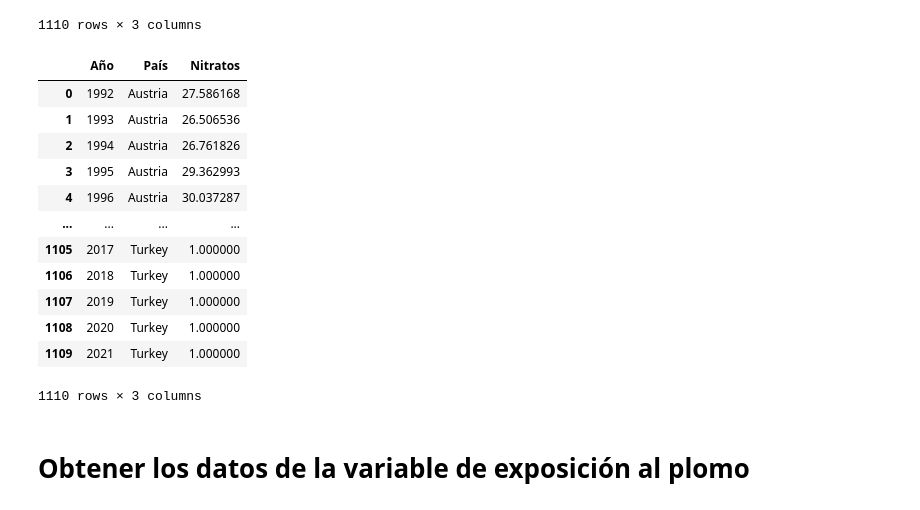
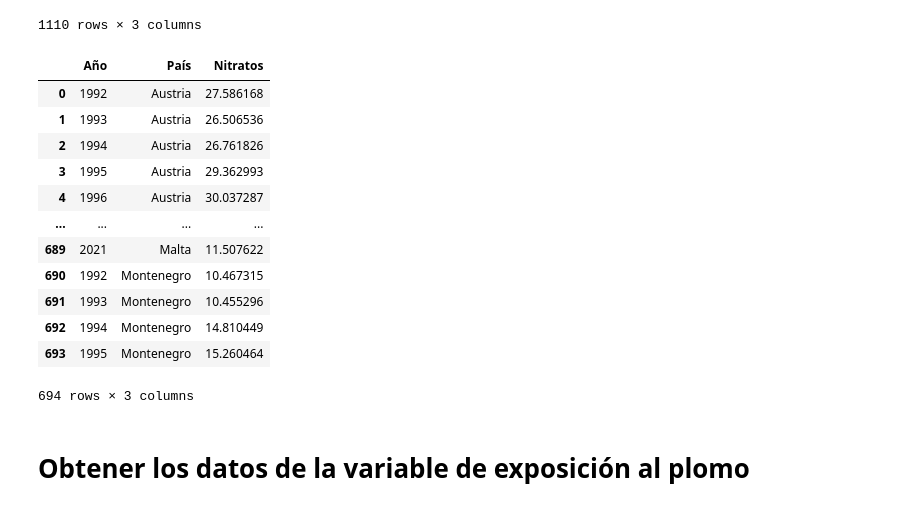
Before and after one commit to Lorenacalvoperez/Trabajo-Fin-de-Grado, a Jupyter notebook: SCRIPTS/DataFrames.ipynb, the cells around one changed output. Saved outputs shown, nothing was run; the diff lists cells and outputs as text; code cells hidden in the pictures.

```diff
--- a/SCRIPTS/DataFrames.ipynb
+++ b/SCRIPTS/DataFrames.ipynb
@@ -279,20 +279,3 @@ display(df_nitratos)
 | 1108 | 2020 | Turkey | NaN |
 | 1109 | 2021 | Turkey | NaN |
 1110 rows × 3 columns
-# %%
-nitratos_final = df_nitratos.fillna(1)
-display(nitratos_final)
-# %% [output]
-|  | Año | País | Nitratos |
-| 0 | 1992 | Austria | 27.586168 |
-| 1 | 1993 | Austria | 26.506536 |
-| 2 | 1994 | Austria | 26.761826 |
-| 3 | 1995 | Austria | 29.362993 |
-| 4 | 1996 | Austria | 30.037287 |
-| ... | ... | ... | ... |
-| 1105 | 2017 | Turkey | 1.000000 |
-| 1106 | 2018 | Turkey | 1.000000 |
-| 1107 | 2019 | Turkey | 1.000000 |
-| 1108 | 2020 | Turkey | 1.000000 |
-| 1109 | 2021 | Turkey | 1.000000 |
-1110 rows × 3 columns
@@ -300,0 +282,17 @@ nitratos_final.to_csv('Nitratos.csv', index=False)
+# %%
+nitratos_final = df_nitratos.dropna()
+display(nitratos_final)
+# %% [output]
+|  | Año | País | Nitratos |
+| 0 | 1992 | Austria | 27.586168 |
+| 1 | 1993 | Austria | 26.506536 |
+| 2 | 1994 | Austria | 26.761826 |
+| 3 | 1995 | Austria | 29.362993 |
+| 4 | 1996 | Austria | 30.037287 |
+| ... | ... | ... | ... |
+| 689 | 2021 | Malta | 11.507622 |
+| 690 | 1992 | Montenegro | 10.467315 |
+| 691 | 1993 | Montenegro | 10.455296 |
+| 692 | 1994 | Montenegro | 14.810449 |
+| 693 | 1995 | Montenegro | 15.260464 |
+694 rows × 3 columns
```
Also changed, not shown: parts of 8 cells of this notebook, 1 other file.
